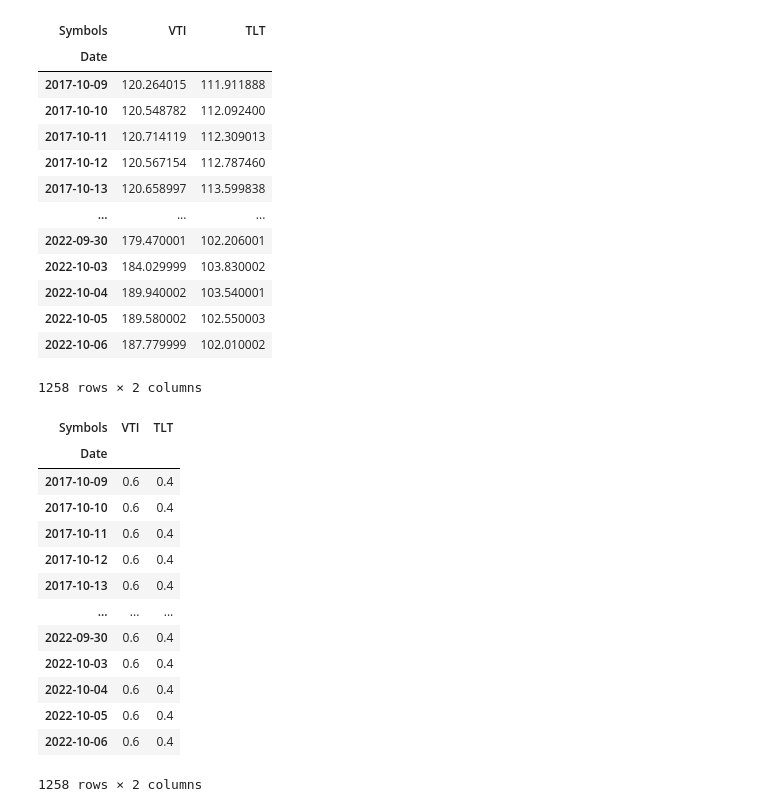
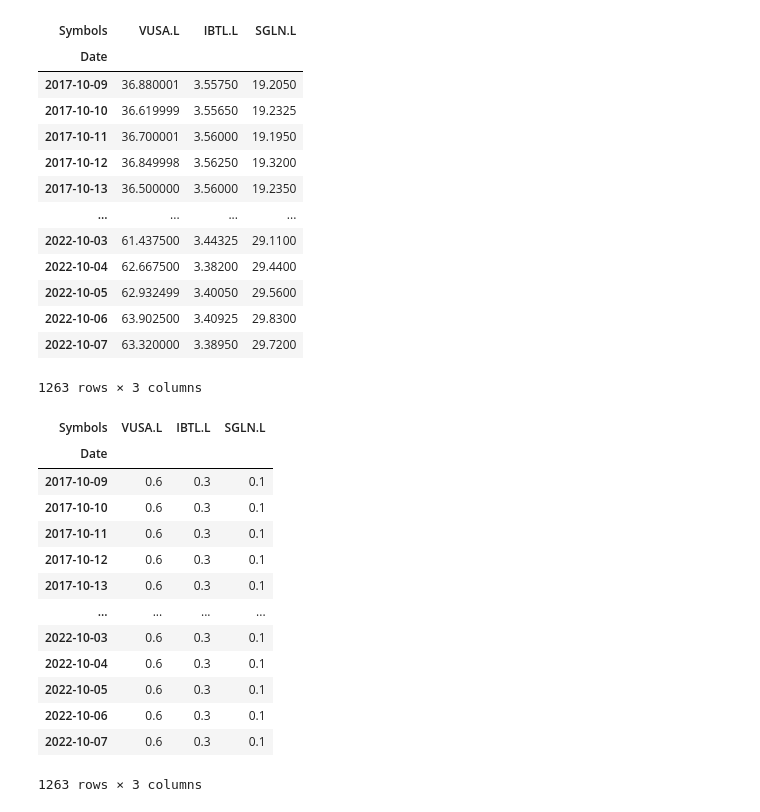
Before and after one commit to breaded-xyz/alphasim, a Jupyter notebook: vignettes/backtest.ipynb, the cells around one changed output. Saved outputs shown, nothing was run; the diff lists cells and outputs as text; code cells hidden in the pictures.

```diff
--- a/vignettes/backtest.ipynb
+++ b/vignettes/backtest.ipynb
@@ -16,41 +24,41 @@ from alphasim.backtest import backtest
 # %%
-price_df = pdr.get_data_yahoo(['VTI', 'TLT'])
+price_df = pdr.get_data_yahoo(['VUSA.L', 'IBTL.L', 'SGLN.L'])
 price_df = price_df['Adj Close']
-
+price_df = price_df.multiply([1, 0.01, 0.01], axis=1)
 display(price_df)
 # %% [output]
-| Symbols | VTI | TLT |
-| Date |  |  |
-| 2017-10-09 | 120.264015 | 111.911888 |
-| 2017-10-10 | 120.548782 | 112.092400 |
-| 2017-10-11 | 120.714119 | 112.309013 |
-| 2017-10-12 | 120.567154 | 112.787460 |
-| 2017-10-13 | 120.658997 | 113.599838 |
-| ... | ... | ... |
-| 2022-09-30 | 179.470001 | 102.206001 |
-| 2022-10-03 | 184.029999 | 103.830002 |
-| 2022-10-04 | 189.940002 | 103.540001 |
-| 2022-10-05 | 189.580002 | 102.550003 |
-| 2022-10-06 | 187.779999 | 102.010002 |
+| Symbols | VUSA.L | IBTL.L | SGLN.L |
+| Date |  |  |  |
+| 2017-10-09 | 36.880001 | 3.55750 | 19.2050 |
+| 2017-10-10 | 36.619999 | 3.55650 | 19.2325 |
+| 2017-10-11 | 36.700001 | 3.56000 | 19.1950 |
+| 2017-10-12 | 36.849998 | 3.56250 | 19.3200 |
+| 2017-10-13 | 36.500000 | 3.56000 | 19.2350 |
+| ... | ... | ... | ... |
+| 2022-10-03 | 61.437500 | 3.44325 | 29.1100 |
+| 2022-10-04 | 62.667500 | 3.38200 | 29.4400 |
+| 2022-10-05 | 62.932499 | 3.40050 | 29.5600 |
+| 2022-10-06 | 63.902500 | 3.40925 | 29.8300 |
+| 2022-10-07 | 63.320000 | 3.38950 | 29.7200 |
-1258 rows × 2 columns
+1263 rows × 3 columns
 # %%
 weight_df = price_df.copy()
-weight_df['VTI'] = 0.6
-weight_df['TLT'] = 0.4
-
+weight_df['VUSA.L'] = 0.6
+weight_df['IBTL.L'] = 0.3
+weight_df['SGLN.L'] = 0.1
 display(weight_df)
 # %% [output]
-| Symbols | VTI | TLT |
-| Date |  |  |
-| 2017-10-09 | 0.6 | 0.4 |
-| 2017-10-10 | 0.6 | 0.4 |
-| 2017-10-11 | 0.6 | 0.4 |
-| 2017-10-12 | 0.6 | 0.4 |
-| 2017-10-13 | 0.6 | 0.4 |
-| ... | ... | ... |
-| 2022-09-30 | 0.6 | 0.4 |
-| 2022-10-03 | 0.6 | 0.4 |
-| 2022-10-04 | 0.6 | 0.4 |
-| 2022-10-05 | 0.6 | 0.4 |
-| 2022-10-06 | 0.6 | 0.4 |
+| Symbols | VUSA.L | IBTL.L | SGLN.L |
+| Date |  |  |  |
+| 2017-10-09 | 0.6 | 0.3 | 0.1 |
+| 2017-10-10 | 0.6 | 0.3 | 0.1 |
+| 2017-10-11 | 0.6 | 0.3 | 0.1 |
+| 2017-10-12 | 0.6 | 0.3 | 0.1 |
+| 2017-10-13 | 0.6 | 0.3 | 0.1 |
+| ... | ... | ... | ... |
+| 2022-10-03 | 0.6 | 0.3 | 0.1 |
+| 2022-10-04 | 0.6 | 0.3 | 0.1 |
+| 2022-10-05 | 0.6 | 0.3 | 0.1 |
+| 2022-10-06 | 0.6 | 0.3 | 0.1 |
+| 2022-10-07 | 0.6 | 0.3 | 0.1 |
-1258 rows × 2 columns
+1263 rows × 3 columns
```
Also changed, not shown: parts of 12 cells of this notebook, 2 other files.
